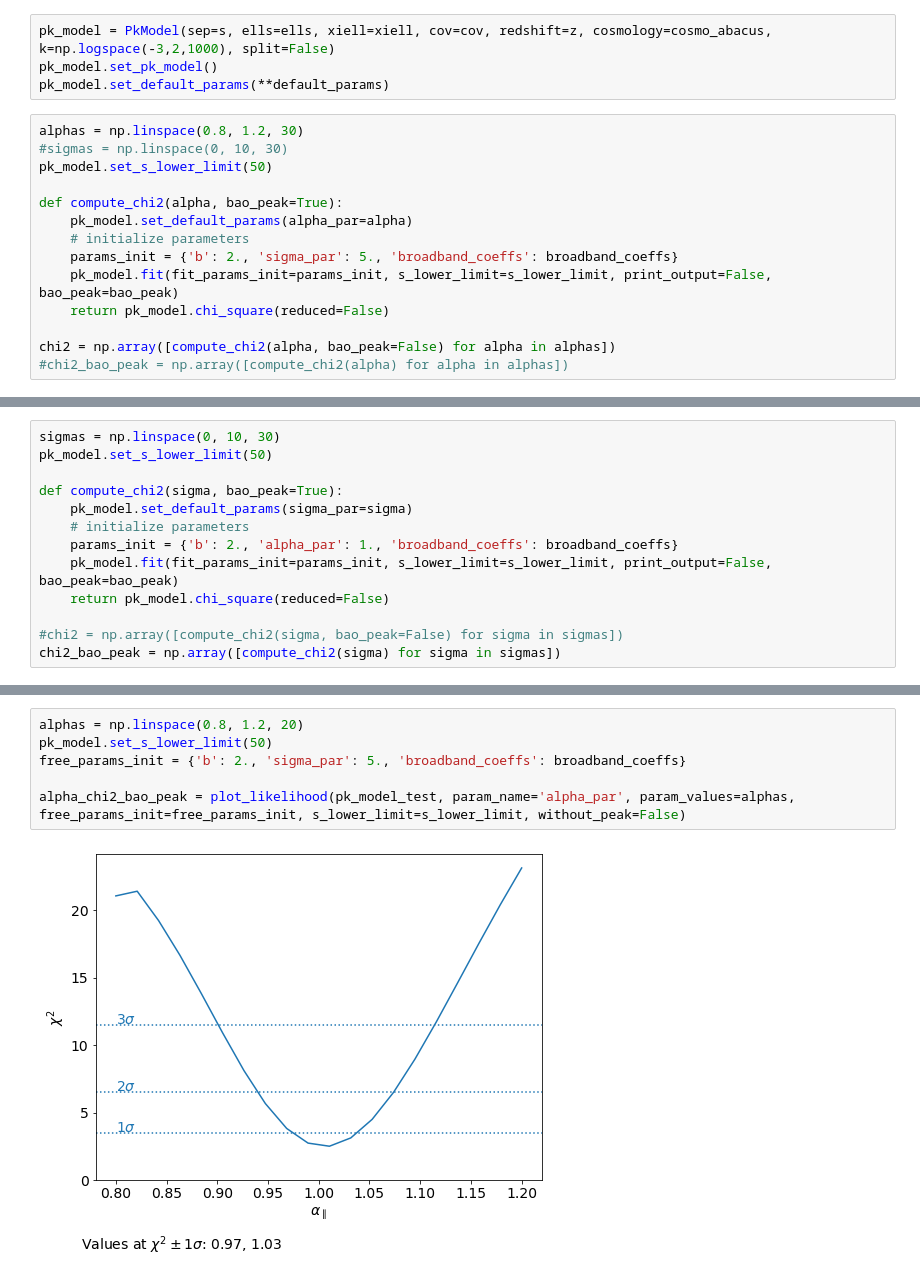
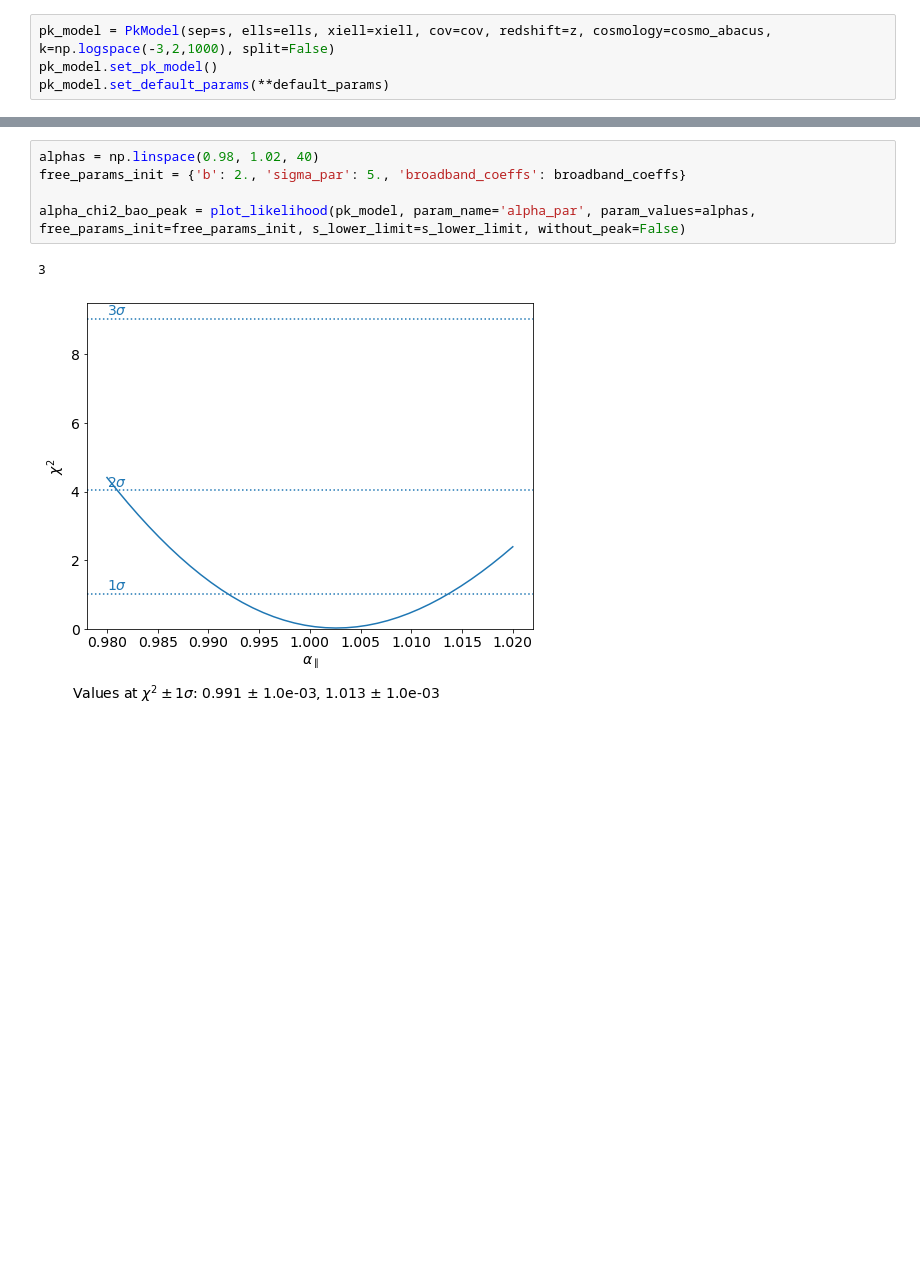
Before and after one commit to mathildepinon/densitysplit, a Jupyter notebook: nb/BAO_fit.ipynb, the cells around one changed output, grey strips where cells are left out. Drawn from its saved outputs; the diff is of its cells as text; blank space fills up the shorter version.

Commit message:
add plot_likelihood function

```diff
--- a/nb/BAO_fit.ipynb
+++ b/nb/BAO_fit.ipynb
@@ -126,17 +126,3 @@ plt.show()
 pk_model = PkModel(sep=s, ells=ells, xiell=xiell, cov=cov, redshift=z, cosmology=cosmo_abacus, k=np.logspace(-3,2,1000), split=False)
 pk_model.set_pk_model()
 pk_model.set_default_params(**default_params)
-# %%
-alphas = np.linspace(0.8, 1.2, 30)
-#sigmas = np.linspace(0, 10, 30)
-pk_model.set_s_lower_limit(50)
-
-def compute_chi2(alpha, bao_peak=True):
-    pk_model.set_default_params(alpha_par=alpha)
-    # initialize parameters
-    params_init = {'b': 2., 'sigma_par': 5., 'broadband_coeffs': broadband_coeffs}
-    pk_model.fit(fit_params_init=params_init, s_lower_limit=s_lower_limit, print_output=False, bao_peak=bao_peak)
-    return pk_model.chi_square(reduced=False)
-
-chi2 = np.array([compute_chi2(alpha, bao_peak=False) for alpha in alphas])
-#chi2_bao_peak = np.array([compute_chi2(alpha) for alpha in alphas])
@@ -174,13 +128,0 @@ pk_model.set_default_params(**default_params)
-# %%
-sigmas = np.linspace(0, 10, 30)
-pk_model.set_s_lower_limit(50)
-
-def compute_chi2(sigma, bao_peak=True):
-    pk_model.set_default_params(sigma_par=sigma)
-    # initialize parameters
-    params_init = {'b': 2., 'alpha_par': 1., 'broadband_coeffs': broadband_coeffs}
-    pk_model.fit(fit_params_init=params_init, s_lower_limit=s_lower_limit, print_output=False, bao_peak=bao_peak)
-    return pk_model.chi_square(reduced=False)
-
-#chi2 = np.array([compute_chi2(sigma, bao_peak=False) for sigma in sigmas])
-chi2_bao_peak = np.array([compute_chi2(sigma) for sigma in sigmas])
@@ -209,8 +129,8 @@ plt.show()
 # %%
-alphas = np.linspace(0.8, 1.2, 20)
-pk_model.set_s_lower_limit(50)
+alphas = np.linspace(0.98, 1.02, 40)
 free_params_init = {'b': 2., 'sigma_par': 5., 'broadband_coeffs': broadband_coeffs}
 
-alpha_chi2_bao_peak = plot_likelihood(pk_model_test, param_name='alpha_par', param_values=alphas, free_params_init=free_params_init, s_lower_limit=s_lower_limit, without_peak=False)
+alpha_chi2_bao_peak = plot_likelihood(pk_model, param_name='alpha_par', param_values=alphas, free_params_init=free_params_init, s_lower_limit=s_lower_limit, without_peak=False)
 # %% [output]
+3
-[figure, old version]
+[figure, new version]
```
Also changed, not shown: parts of 12 cells of this notebook, 1 other file.
